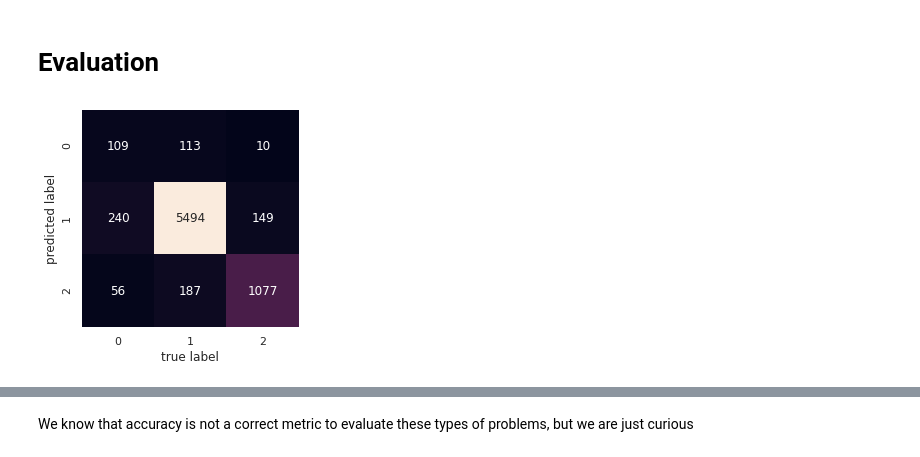
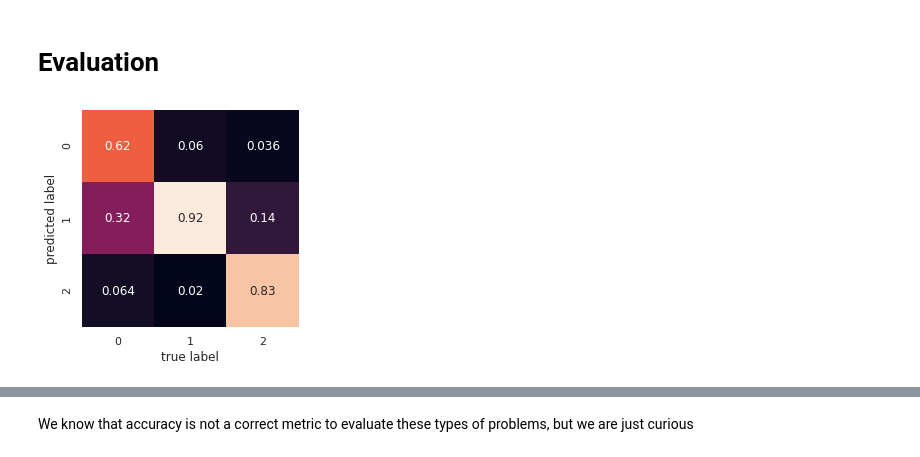
Before and after one commit to manuvillalba-uclm/Natural_Lenguaje_Processing-ELM, a Jupyter notebook: Machine_Learning_NLP_Vectorization_Classification.ipynb, the cells around one changed output, grey strips where cells are left out. Saved outputs shown, nothing was run; the diff lists cells and outputs as text; code cells hidden in the pictures.

```diff
--- a/Machine_Learning_NLP_Vectorization_Classification.ipynb
+++ b/Machine_Learning_NLP_Vectorization_Classification.ipynb
@@ -215,0 +172,13 @@ Wall time: 1.49 s
+# %%
+df_tweets_vectorization_oversampling = df_tweets_vectorization_selected.copy()
+df_tweets_vectorization_oversampling.groupby('target').count()
+df_tweets_class0 = df_tweets_vectorization_oversampling.loc[df_tweets_vectorization_oversampling['target'] == 0]
+df_tweets_class1 = df_tweets_vectorization_oversampling.loc[df_tweets_vectorization_oversampling['target'] == 1]
+df_tweets_class2 = df_tweets_vectorization_oversampling.loc[df_tweets_vectorization_oversampling['target'] == 2]
+# %%
+
+df_tweets_vectorization_oversampling = df_tweets_vectorization_oversampling.append(df_tweets_class0)
+df_tweets_vectorization_oversampling = df_tweets_vectorization_oversampling.append(df_tweets_class0)
+# %%
+df_tweets_vectorization_oversampling.reset_index(inplace=True, drop=True)
+df_tweets_vectorization_oversampling
@@ -216,7 +199,7 @@ Wall time: 1.49 s
 # %% [markdown]
 # Classification
 # %%
-tweets_classification = df_tweets_vectorization_selected.copy()
+tweets_classification = df_tweets_vectorization_oversampling.copy()
 # %%
 model = BernoulliNB()
 # %%
@@ -236,14 +219,14 @@ labels = model.predict(test.loc[:, test.columns != 'target'])
 # %%
 from sklearn.metrics import confusion_matrix
 import seaborn as sns; sns.set()
 import matplotlib.pyplot as plt
-mat = confusion_matrix(test['target'], labels)
-sns.heatmap(mat.T, square=True, annot=True, fmt='d', cbar=False,
+mat = confusion_matrix(test['target'], labels, normalize='true')
+sns.heatmap(mat.T, square=True, annot=True, cbar=False,
             xticklabels=[0,1,2], yticklabels=[0,1,2])
 plt.xlabel('true label')
 plt.ylabel('predicted label');
 # %% [output]
-[figure, old version]
+[figure, new version]
 # %%
 
 precision, recall, fscore, support = score(test['target'], labels)
```
Also changed, not shown: parts of 30 cells of this notebook.
